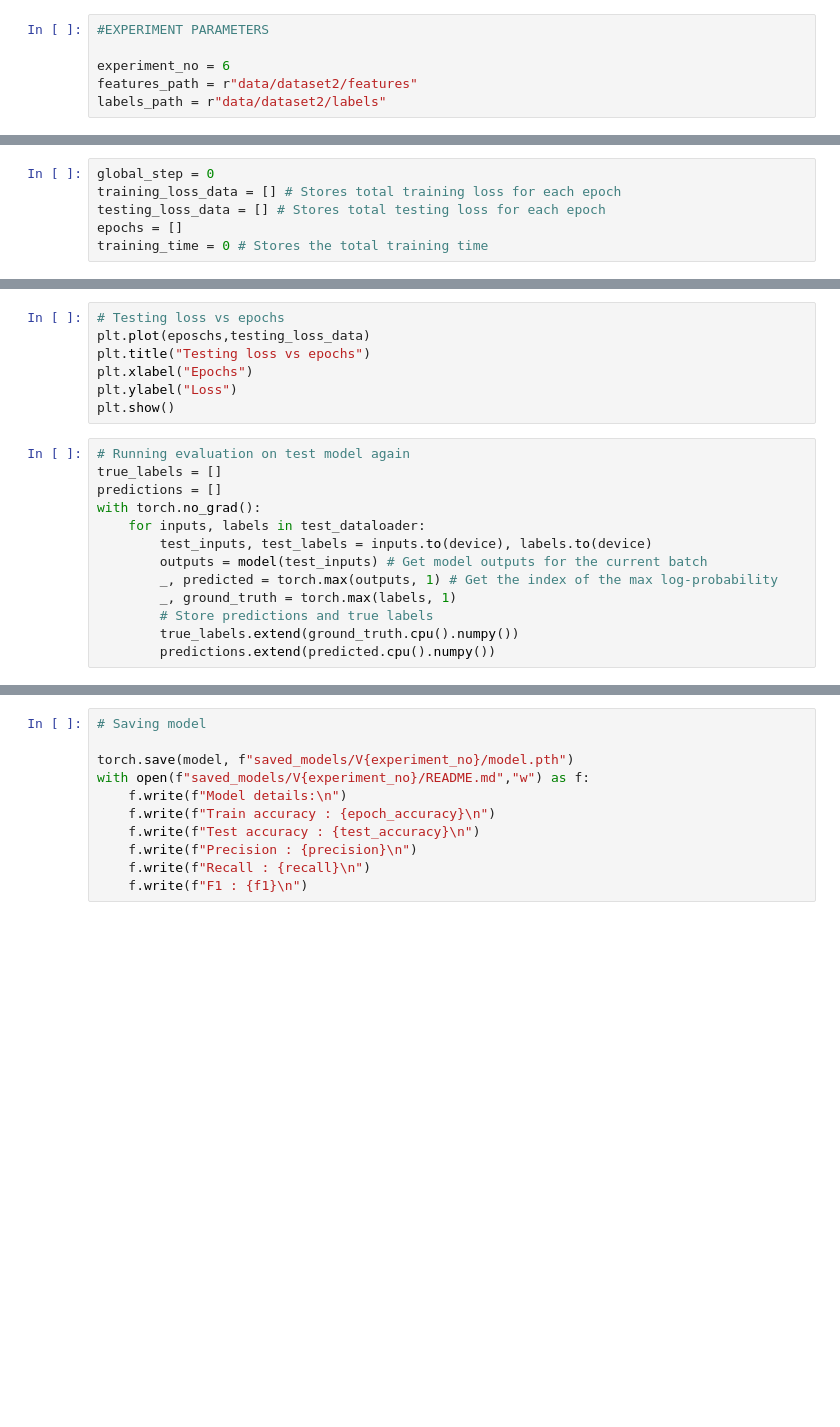
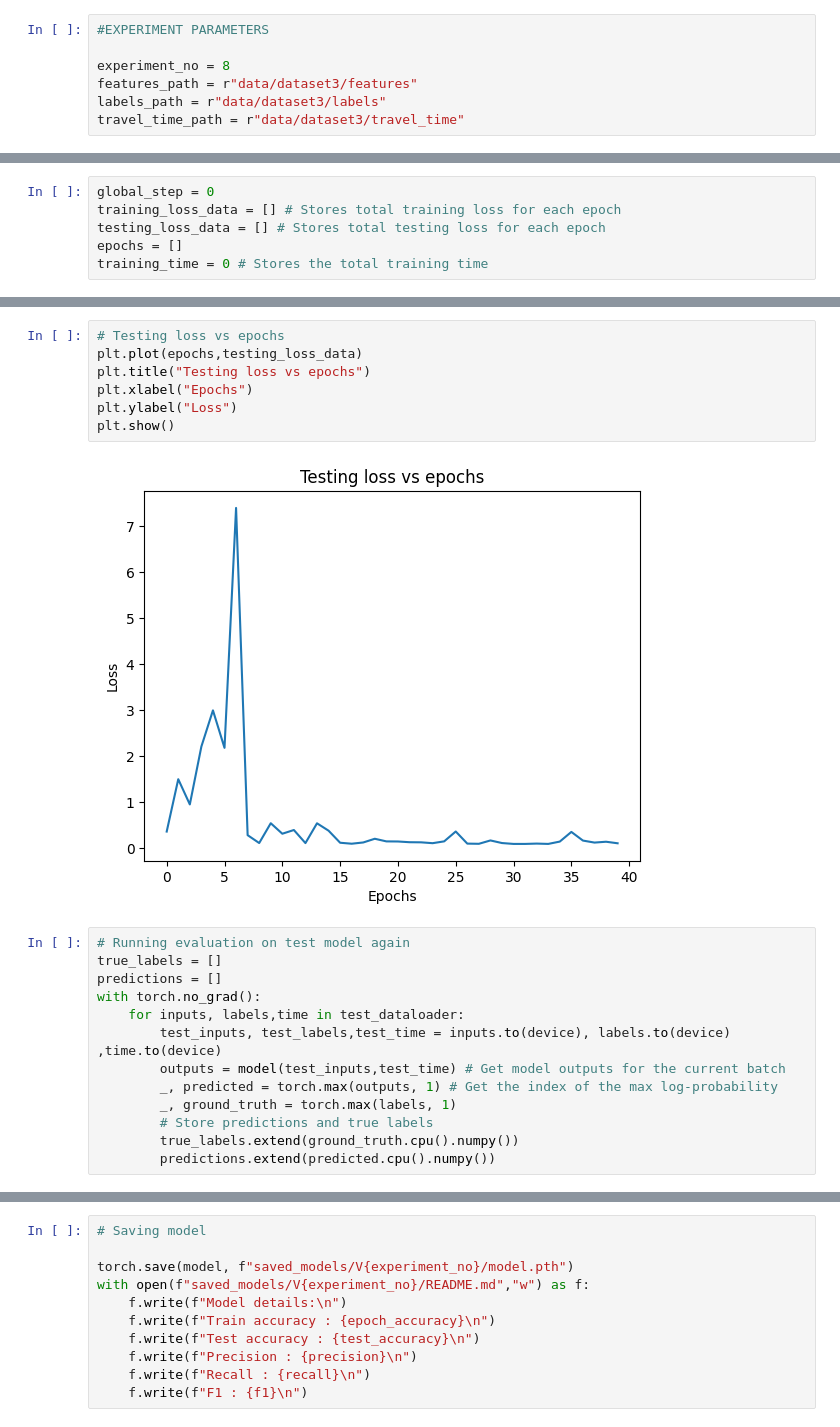
Before and after one commit to MPSLab-ASU/IncidentNet, a Jupyter notebook: city_scale/CNN_DNN/model_train.ipynb, the cells around one changed output, grey strips where cells are left out. Drawn from its saved outputs; the diff is of its cells as text; blank space fills up the shorter version.

Commit message:
Model training with travel time

```diff
--- a/city_scale/CNN_DNN/model_train.ipynb
+++ b/city_scale/CNN_DNN/model_train.ipynb
@@ -15,9 +17,10 @@ writer = SummaryWriter('runs/exp1')
 # %%
 #EXPERIMENT PARAMETERS
 
-experiment_no = 6
-features_path = r"data/dataset2/features"
-labels_path = r"data/dataset2/labels"
+experiment_no = 8
+features_path = r"data/dataset3/features"
+labels_path = r"data/dataset3/labels"
+travel_time_path = r"data/dataset3/travel_time"
 # %%
 set_seed = True
 
@@ -327,18 +367,20 @@ plt.show()
 # %%
 # Testing loss vs epochs
-plt.plot(eposchs,testing_loss_data)
+plt.plot(epochs,testing_loss_data)
 plt.title("Testing loss vs epochs")
 plt.xlabel("Epochs")
 plt.ylabel("Loss")
 plt.show()
+# %% [output]
+[figure, added]
 # %%
 # Running evaluation on test model again
 true_labels = []
 predictions = []
 with torch.no_grad():
-    for inputs, labels in test_dataloader:
-        test_inputs, test_labels = inputs.to(device), labels.to(device)
-        outputs = model(test_inputs) # Get model outputs for the current batch
+    for inputs, labels,time in test_dataloader:
+        test_inputs, test_labels,test_time = inputs.to(device), labels.to(device)  ,time.to(device)
+        outputs = model(test_inputs,test_time) # Get model outputs for the current batch
         _, predicted = torch.max(outputs, 1) # Get the index of the max log-probability
         _, ground_truth = torch.max(labels, 1)
         # Store predictions and true labels
```
Also changed, not shown: parts of 15 cells of this notebook.
